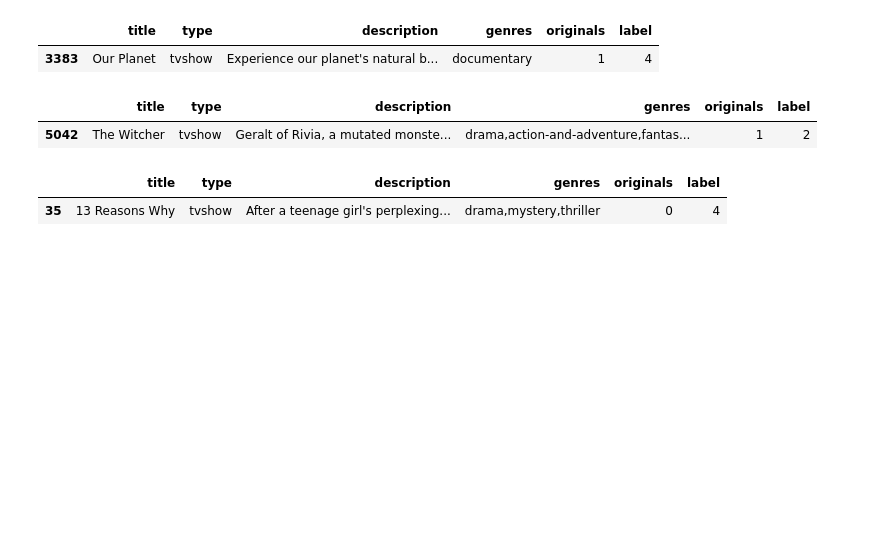
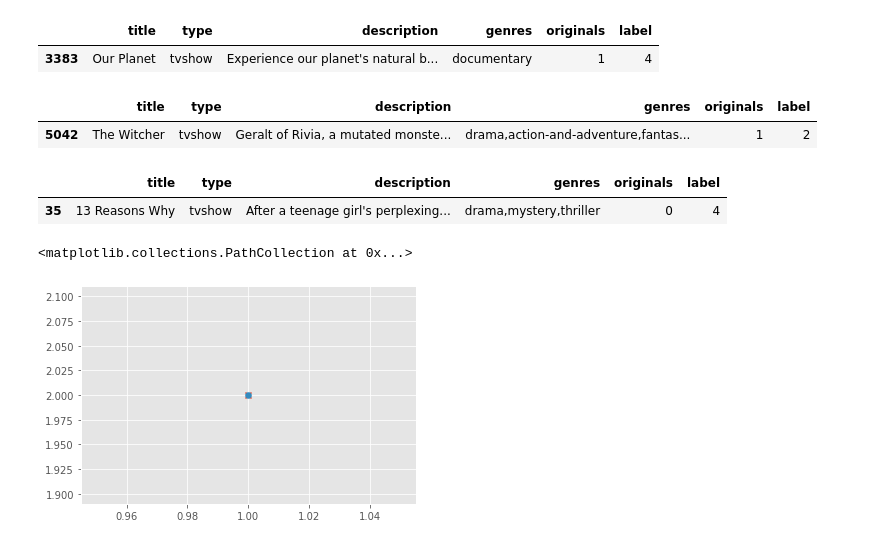
Before and after one commit to hsi-cy/dissertation, a Jupyter notebook: spacy.ipynb, the cells around one changed output. Saved outputs shown, nothing was run; the diff lists cells and outputs as text; code cells hidden in the pictures; blank space fills up the shorter version.

```diff
--- a/spacy.ipynb
+++ b/spacy.ipynb
@@ -492,0 +496,6 @@ search(netflixDf, '13 reasons why')
+# %%
+plt.scatter(1,2, marker='x')
+plt.scatter(1,2)
+# %% [output]
+<matplotlib.collections.PathCollection at 0x...>
+[figure, added]
```
Also changed, not shown: parts of 2 cells of this notebook.
